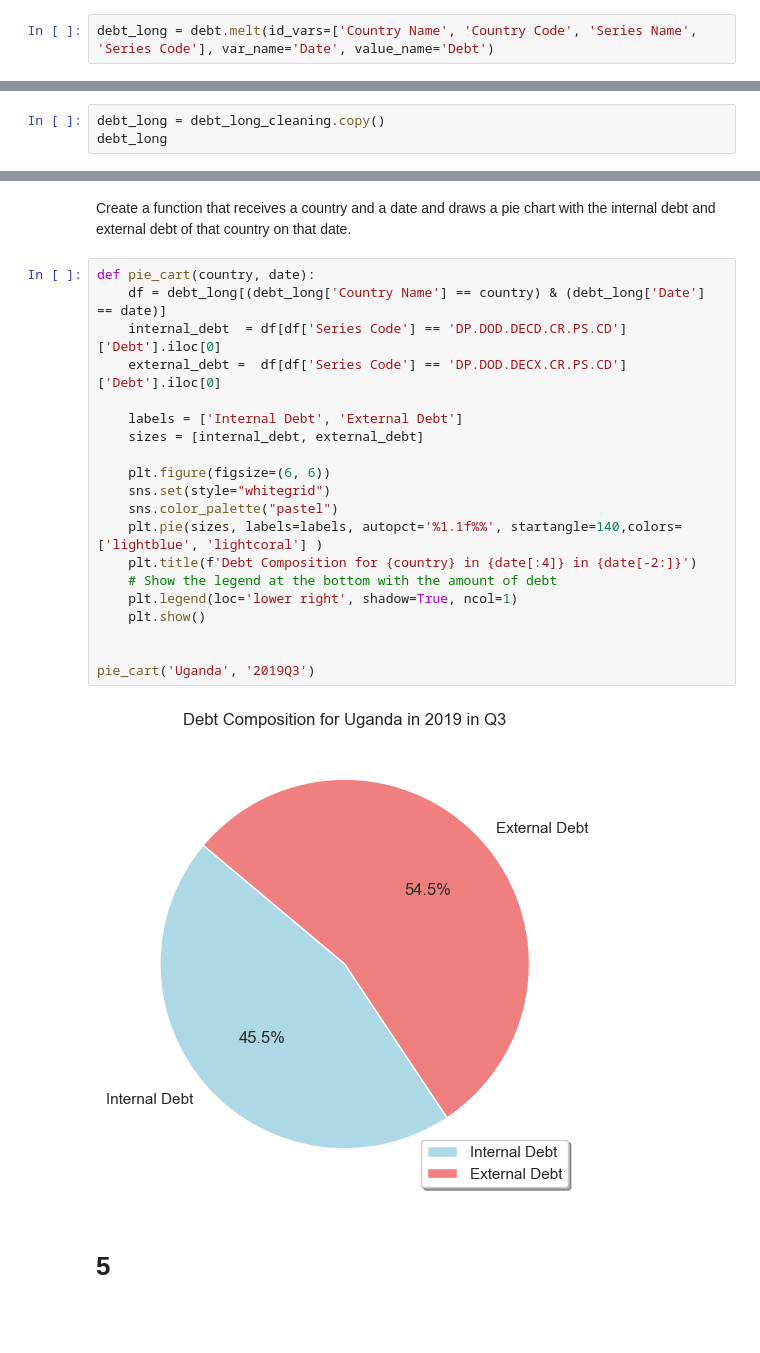
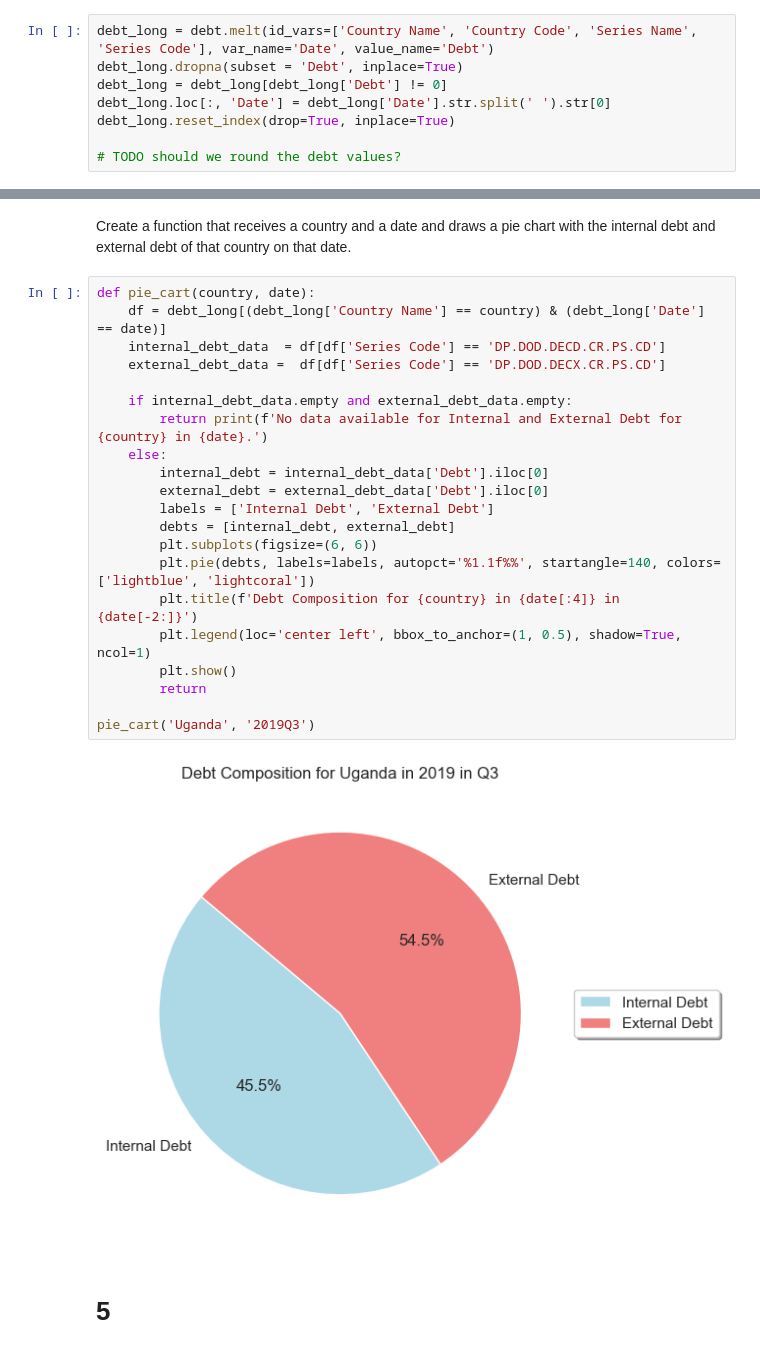
Before and after one commit to ymb287/IEU_Advanced_Coding_2, a Jupyter notebook: Project_2.ipynb, the cells around one changed output, grey strips where cells are left out. Cells and saved outputs as stored; diff of their text form; blank space fills up the shorter version.

```diff
--- a/Project_2.ipynb
+++ b/Project_2.ipynb
@@ -128,2 +121,8 @@ debt.head(1)
 # %%
 debt_long = debt.melt(id_vars=['Country Name', 'Country Code', 'Series Name', 'Series Code'], var_name='Date', value_name='Debt')
+debt_long.dropna(subset = 'Debt', inplace=True)
+debt_long = debt_long[debt_long['Debt'] != 0]
+debt_long.loc[:, 'Date'] = debt_long['Date'].str.split(' ').str[0]
+debt_long.reset_index(drop=True, inplace=True)
+
+# TODO should we round the debt values?
@@ -139,3 +128,0 @@ debt_long_cleaning.reset_index(drop=True, inplace=True)
-# %%
-debt_long = debt_long_cleaning.copy()
-debt_long
@@ -219,25 +185,26 @@ Create a function that receives a country and a date and draws a pie chart with
 # %%
 def pie_cart(country, date):
     df = debt_long[(debt_long['Country Name'] == country) & (debt_long['Date'] == date)]
-    internal_debt  = df[df['Series Code'] == 'DP.DOD.DECD.CR.PS.CD']['Debt'].iloc[0]
-    external_debt =  df[df['Series Code'] == 'DP.DOD.DECX.CR.PS.CD']['Debt'].iloc[0]
+    internal_debt_data  = df[df['Series Code'] == 'DP.DOD.DECD.CR.PS.CD']
+    external_debt_data =  df[df['Series Code'] == 'DP.DOD.DECX.CR.PS.CD']
 
-    labels = ['Internal Debt', 'External Debt']
-    sizes = [internal_debt, external_debt]
-
-    plt.figure(figsize=(6, 6))
-    sns.set(style="whitegrid")
-    sns.color_palette("pastel")
-    plt.pie(sizes, labels=labels, autopct='%1.1f%%', startangle=140,colors=['lightblue', 'lightcoral'] )
-    plt.title(f'Debt Composition for {country} in {date[:4]} in {date[-2:]}')
-    # Show the legend at the bottom with the amount of debt
-    plt.legend(loc='lower right', shadow=True, ncol=1)
-    plt.show()
-
+    if internal_debt_data.empty and external_debt_data.empty:
+        return print(f'No data available for Internal and External Debt for {country} in {date}.')
+    else:
+        internal_debt = internal_debt_data['Debt'].iloc[0]
+        external_debt = external_debt_data['Debt'].iloc[0]
+        labels = ['Internal Debt', 'External Debt']
+        debts = [internal_debt, external_debt]
+        plt.subplots(figsize=(6, 6))
+        plt.pie(debts, labels=labels, autopct='%1.1f%%', startangle=140, colors=['lightblue', 'lightcoral'])
+        plt.title(f'Debt Composition for {country} in {date[:4]} in {date[-2:]}')
+        plt.legend(loc='center left', bbox_to_anchor=(1, 0.5), shadow=True, ncol=1)
+        plt.show()
+        return
 
 pie_cart('Uganda', '2019Q3')
 # %% [output]
-[figure, old version]
+[figure, new version]
 # %% [markdown]
 # 5
 # %% [markdown]
```
Also changed, not shown: parts of 14 cells of this notebook, 1 other file.
